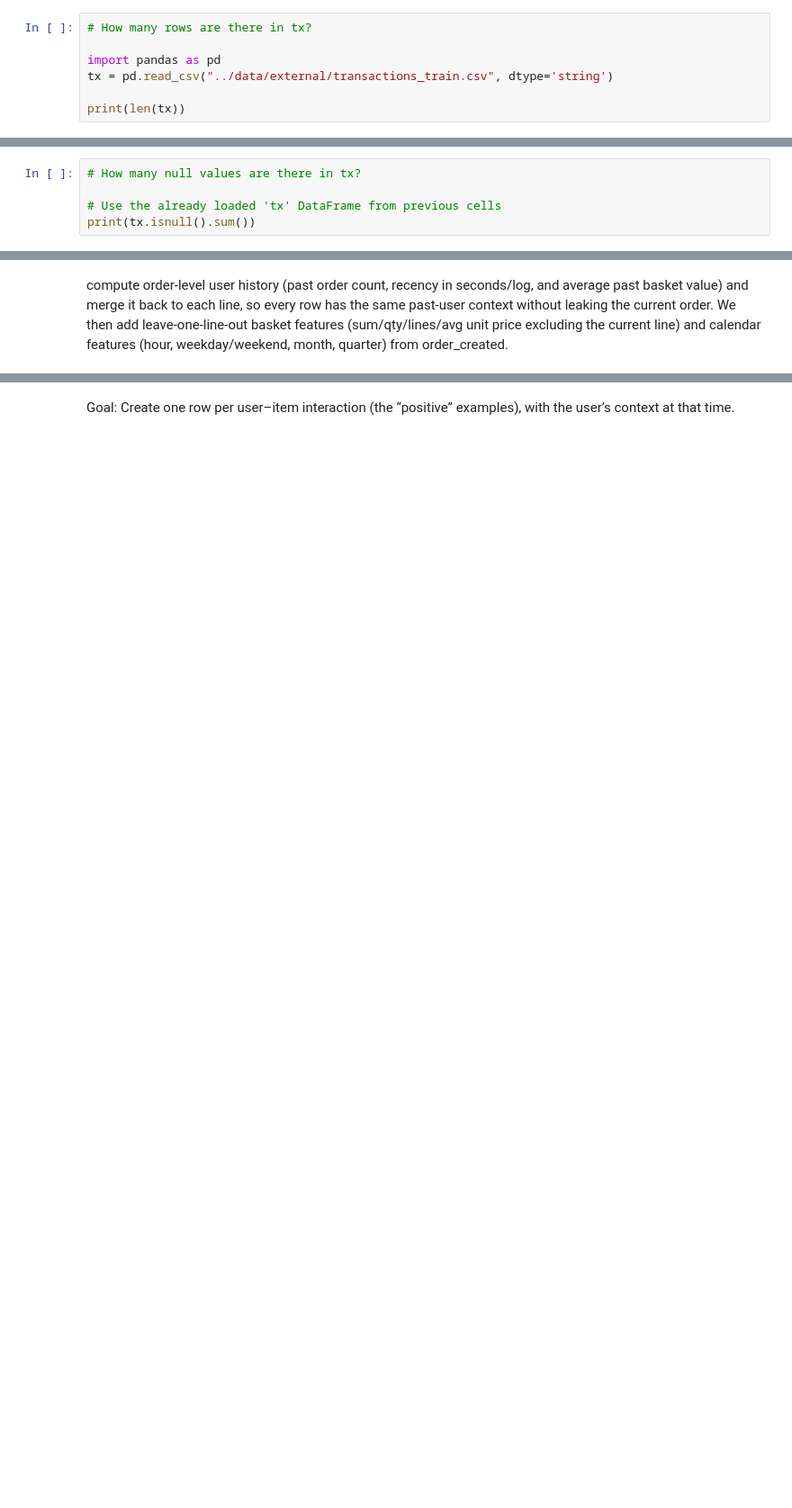
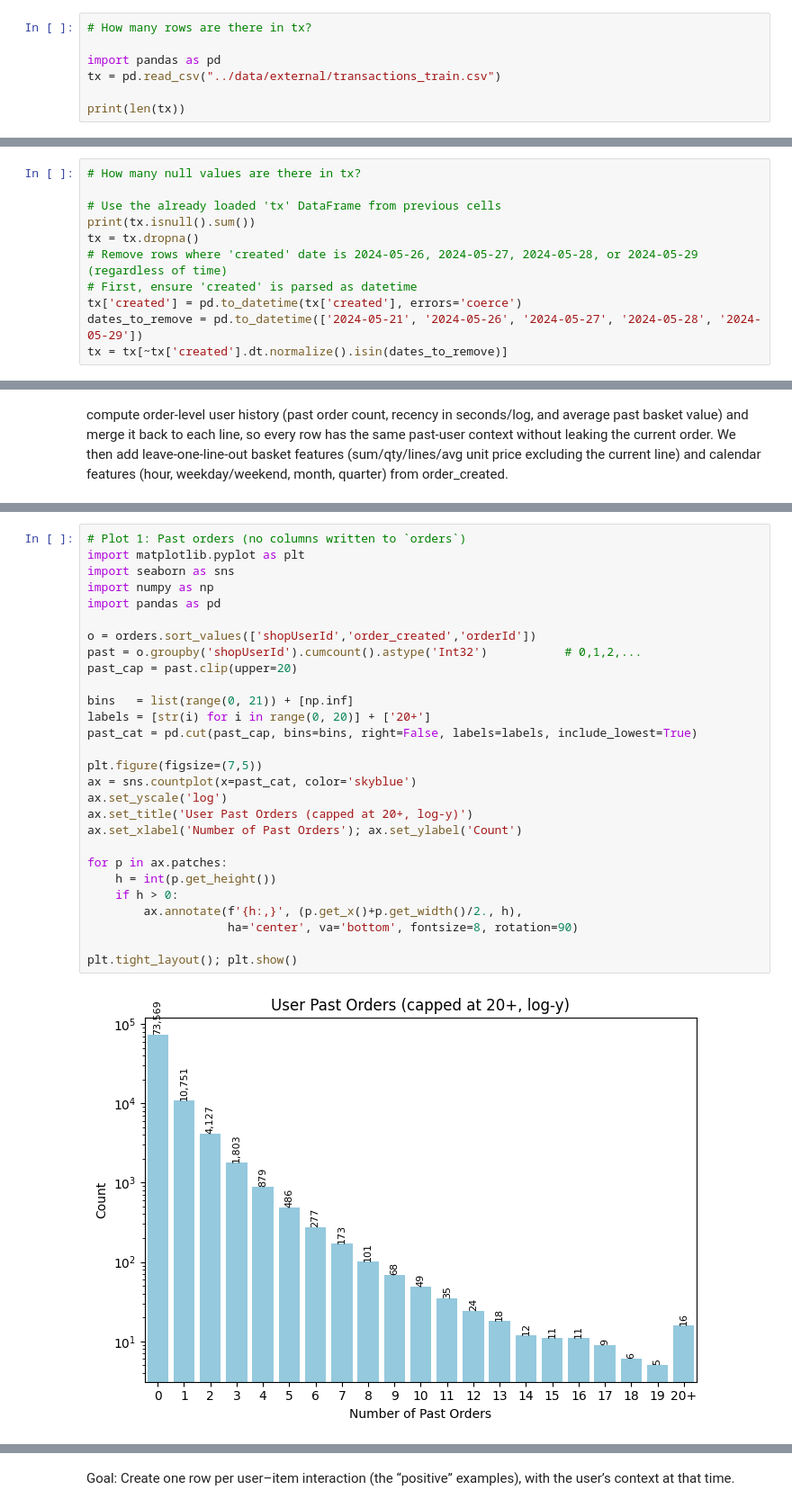
Before and after one commit to maria-lagerholm/itcm_recommendation_engine, a Jupyter notebook: notebooks/eda_transactions.ipynb, the cells around one changed output, grey strips where cells are left out. Shown at 90% size. Drawn from its saved outputs; the diff is of its cells as text; blank space fills up the shorter version.

```diff
--- a/notebooks/eda_transactions.ipynb
+++ b/notebooks/eda_transactions.ipynb
@@ -2,7 +2,7 @@
 # How many rows are there in tx?
 
 import pandas as pd
-tx = pd.read_csv("../data/external/transactions_train.csv", dtype='string')
+tx = pd.read_csv("../data/external/transactions_train.csv")
 
 print(len(tx))
 # %% [output]
@@ -33,6 +47,12 @@ display(tx.sort_values("orderId", key=lambda x: x.astype(int)).head())
 
 # Use the already loaded 'tx' DataFrame from previous cells
 print(tx.isnull().sum())
+tx = tx.dropna()
+# Remove rows where 'created' date is 2024-05-26, 2024-05-27, 2024-05-28, or 2024-05-29 (regardless of time)
+# First, ensure 'created' is parsed as datetime
+tx['created'] = pd.to_datetime(tx['created'], errors='coerce')
+dates_to_remove = pd.to_datetime(['2024-05-21', '2024-05-26', '2024-05-27', '2024-05-28', '2024-05-29'])
+tx = tx[~tx['created'].dt.normalize().isin(dates_to_remove)]
 # %% [output]
 orderId        0
 shopUserId     0
@@ -105,0 +126,30 @@ tx['quarter']   = tx['order_created'].dt.quarter.astype('Int8')
+# %%
+# Plot 1: Past orders (no columns written to `orders`)
+import matplotlib.pyplot as plt
+import seaborn as sns
+import numpy as np
+import pandas as pd
+
+o = orders.sort_values(['shopUserId','order_created','orderId'])
+past = o.groupby('shopUserId').cumcount().astype('Int32')           # 0,1,2,...
+past_cap = past.clip(upper=20)
+
+bins   = list(range(0, 21)) + [np.inf]
+labels = [str(i) for i in range(0, 20)] + ['20+']
+past_cat = pd.cut(past_cap, bins=bins, right=False, labels=labels, include_lowest=True)
+
+plt.figure(figsize=(7,5))
+ax = sns.countplot(x=past_cat, color='skyblue')
+ax.set_yscale('log')
+ax.set_title('User Past Orders (capped at 20+, log-y)')
+ax.set_xlabel('Number of Past Orders'); ax.set_ylabel('Count')
+
+for p in ax.patches:
+    h = int(p.get_height())
+    if h > 0:
+        ax.annotate(f'{h:,}', (p.get_x()+p.get_width()/2., h),
+                    ha='center', va='bottom', fontsize=8, rotation=90)
+
+plt.tight_layout(); plt.show()
+# %% [output]
+[figure, added]
```
Also changed, not shown: parts of 22 cells of this notebook.
